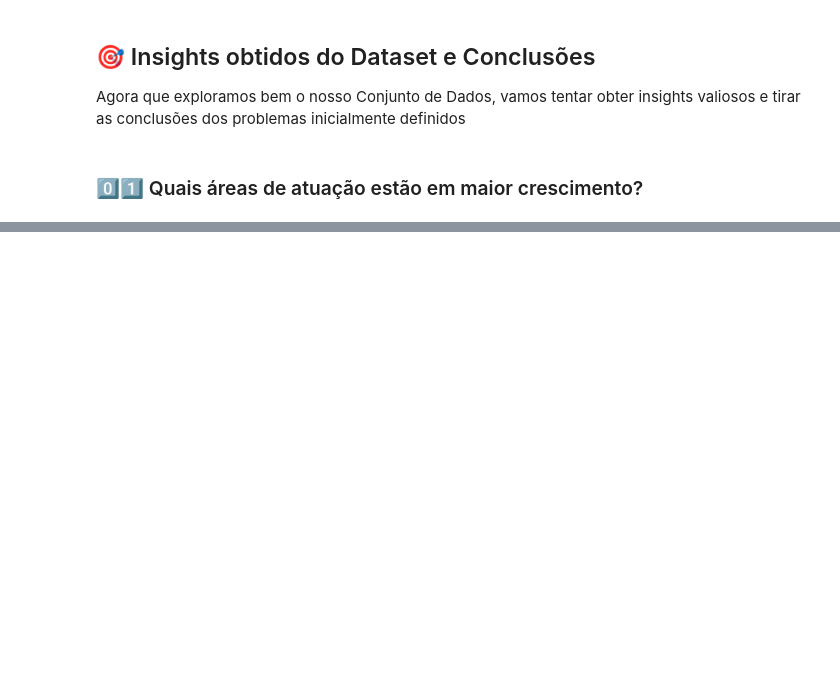
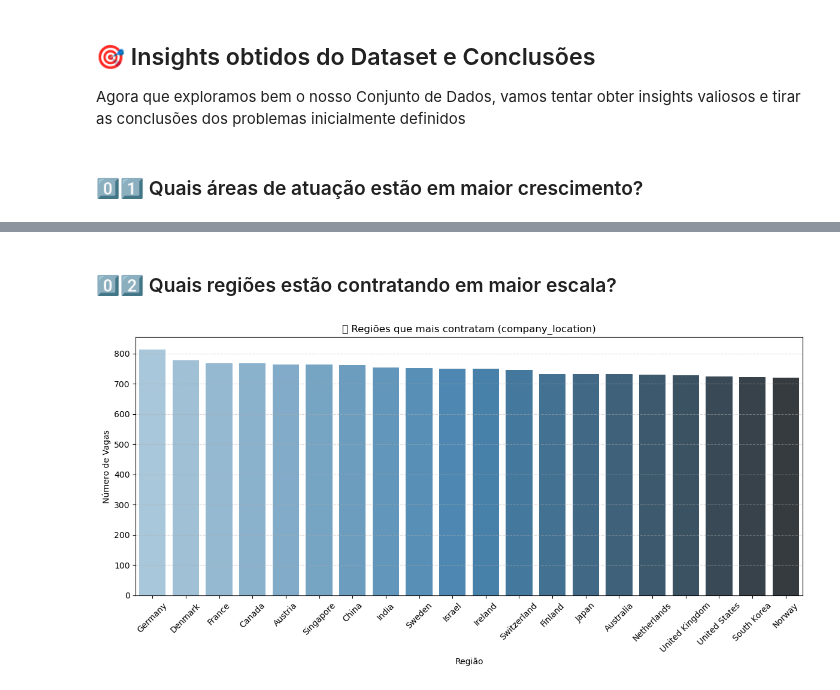
Before and after one commit to Cavalheiro93/mvp-data-analyst-global-ai-market, a Jupyter notebook: Projeto_MVP.ipynb, the cells around one changed output, grey strips where cells are left out. Drawn from its saved outputs; the diff is of its cells as text; code cells hidden in the pictures; blank space fills up the shorter version.

```diff
--- a/Projeto_MVP.ipynb
+++ b/Projeto_MVP.ipynb
@@ -596,0 +602,22 @@ Essa vaga mostra-se um grande potêncial para aqueles com intenção
+# %% [markdown]
+### 0️⃣2️⃣ Quais regiões estão contratando em maior escala?
+# %%
+import matplotlib.pyplot as plt
+import seaborn as sns
+
+# Agrupar e contar vagas por região
+df_regioes = df['company_location'].value_counts().reset_index()
+df_regioes.columns = ['regiao', 'qtd_vagas']
+
+# Plotar gráfico de barras
+plt.figure(figsize=(12, 6))
+sns.barplot(data=df_regioes, x='regiao', y='qtd_vagas', palette='Blues_d')
+plt.title('📌 Regiões que mais contratam (company_location)')
+plt.xlabel('Região')
+plt.ylabel('Número de Vagas')
+plt.xticks(rotation=45)
+plt.grid(axis='y', linestyle='--', alpha=0.5)
+plt.tight_layout()
+plt.show()
+# %% [output]
+[figure, added]
```
Also changed, not shown: parts of 8 cells of this notebook.
